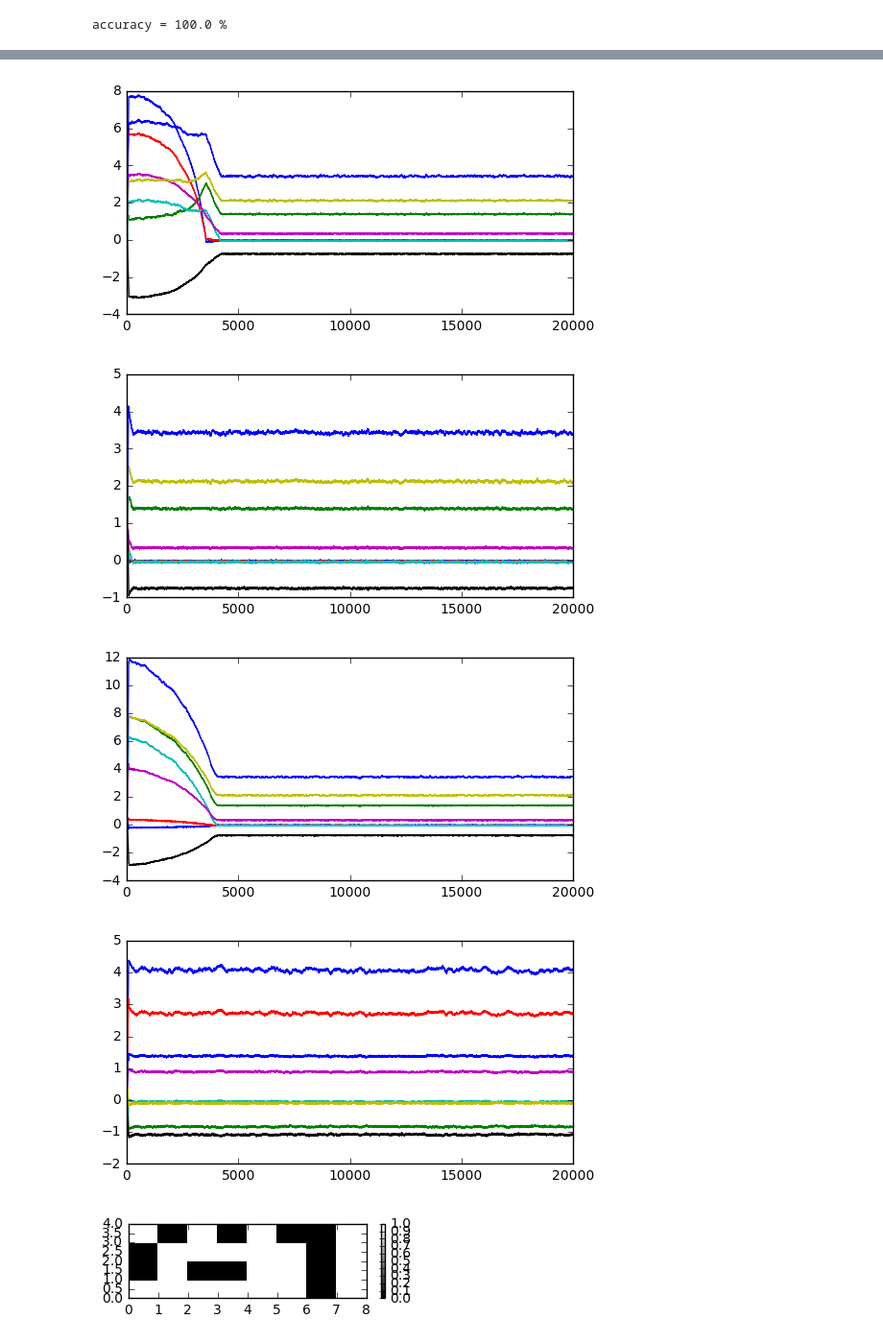
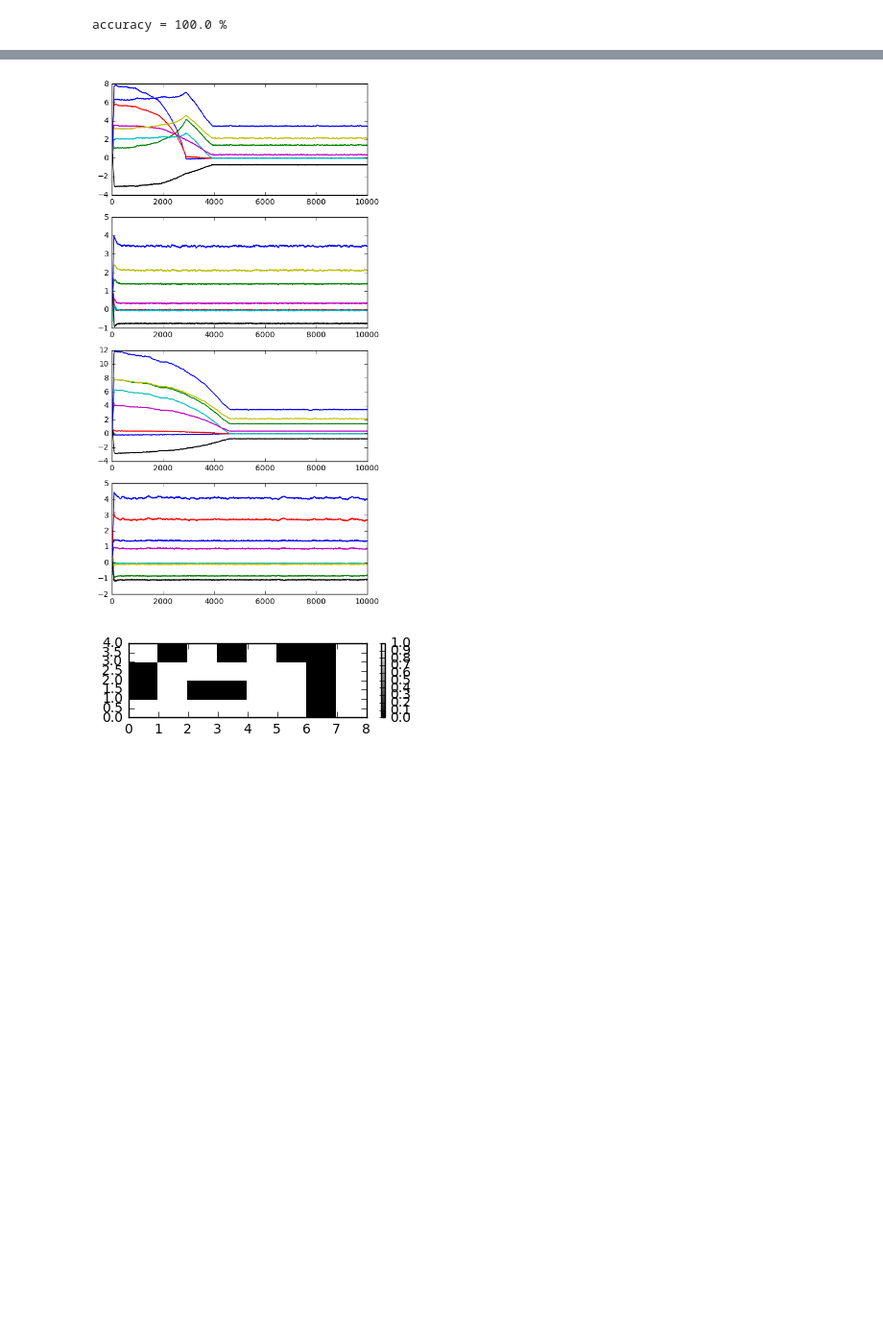
Before and after one commit to davidbrandfonbrener/sisyphus2, a Jupyter notebook: notebooks/fixed_point_task_analysis.ipynb, the cells around one changed output, grey strips where cells are left out. Shown at 96% size. Saved outputs shown, nothing was run; the diff lists cells and outputs as text; code cells hidden in the pictures; blank space fills up the shorter version.

Commit message:
plotting for fixed_point_task

```diff
--- a/notebooks/fixed_point_task_analysis.ipynb
+++ b/notebooks/fixed_point_task_analysis.ipynb
@@ -282,24 +282,26 @@ for ii in range(n_in):
 # %%
-long_trial_steps = 20000
+def long_duration_trial(n_in,sim,W,long_trial_steps=10000):
+#     long_trial_steps = 10000
 
-long_in = np.zeros([long_trial_steps,n_in,n_in])
-for ii in range(n_in):
-    long_in[10:80,ii,ii] = 1
+    long_in = np.zeros([long_trial_steps,n_in,n_in])
+    for ii in range(n_in):
+        long_in[10:80,ii,ii] = 1
 
-s_long = np.zeros([long_in.shape[0],long_in.shape[1],W.shape[0]])
-for ii in range(n_in):
-    s_long[:,ii,:] = sim.run_trial(long_in[:,ii,:],t_connectivity=False)[1].reshape([long_in.shape[0],W.shape[0]])
+    s_long = np.zeros([long_in.shape[0],long_in.shape[1],W.shape[0]])
+    for ii in range(n_in):
+        s_long[:,ii,:] = sim.run_trial(long_in[:,ii,:],t_connectivity=False)[1].reshape([long_in.shape[0],W.shape[0]])
 
-for ii in range(n_in):
-    plt.figure(figsize=(6,3))
-    plt.plot(s_long[:,ii,:])
-# plt.pcolormesh(long_in[:,3,:].T)
+    plt.figure(figsize=(6,12))
+    for ii in range(n_in):
+        plt.subplot(n_in,1,ii+1)
+        plt.plot(s_long[:,ii,:])
+
+    return fig
+
+fig = long_duration_trial(n_in,sim,W)
 plt.show()
 # %% [output]
-[figure, old version]
+[figure, new version]
-[figure, removed]
-[figure, removed]
-[figure, removed]
 # %%
 plt.figure(figsize=(4,1))
 plt.pcolormesh(s_long[300,:,:]>0,cmap='gray')
```
Also changed, not shown: parts of 14 cells of this notebook, 1 other file.
